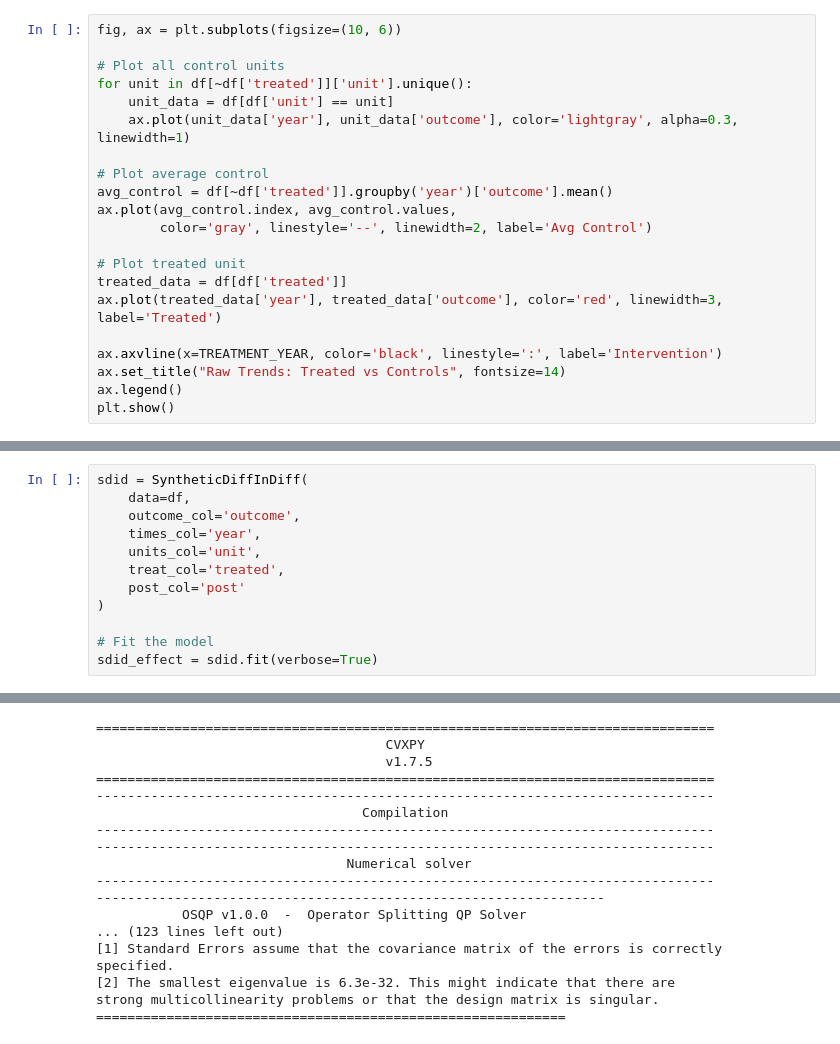
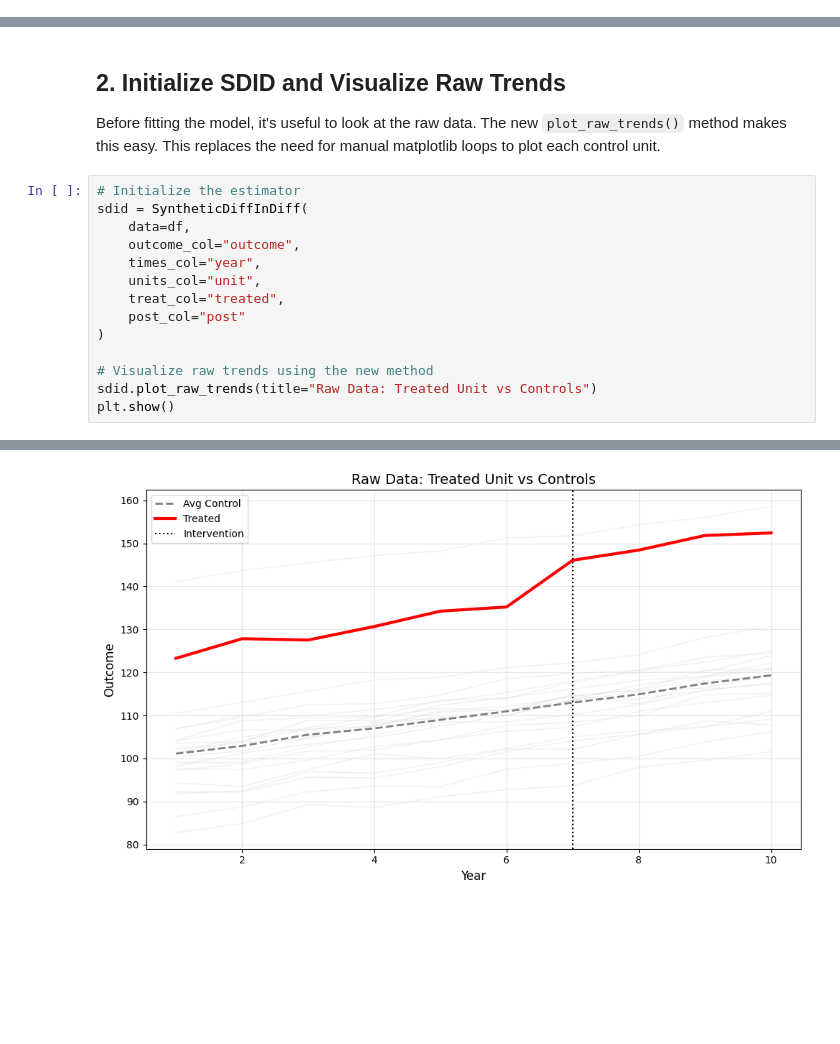
Before and after one commit to AluminumShark/Synthetic_Difference_in_Difference, a Jupyter notebook: examples/example.ipynb, the cells around one changed output, grey strips where cells are left out. Drawn from its saved outputs; the diff is of its cells as text; blank space fills up the shorter version.

```diff
--- a/examples/example.ipynb
+++ b/examples/example.ipynb
@@ -102,21 +19,0 @@ Notice the **red line** (Treated) is diverging from the **gray lines** (Controls
-# %%
-fig, ax = plt.subplots(figsize=(10, 6))
-
-# Plot all control units
-for unit in df[~df['treated']]['unit'].unique():
-    unit_data = df[df['unit'] == unit]
-    ax.plot(unit_data['year'], unit_data['outcome'], color='lightgray', alpha=0.3, linewidth=1)
-
-# Plot average control
-avg_control = df[~df['treated']].groupby('year')['outcome'].mean()
-ax.plot(avg_control.index, avg_control.values,
-        color='gray', linestyle='--', linewidth=2, label='Avg Control')
-
-# Plot treated unit
-treated_data = df[df['treated']]
-ax.plot(treated_data['year'], treated_data['outcome'], color='red', linewidth=3, label='Treated')
-
-ax.axvline(x=TREATMENT_YEAR, color='black', linestyle=':', label='Intervention')
-ax.set_title("Raw Trends: Treated vs Controls", fontsize=14)
-ax.legend()
-plt.show()
@@ -153,13 +79,19 @@ SDID fixes this by:
+# %% [markdown]
+## 2. Initialize SDID and Visualize Raw Trends
+
+Before fitting the model, it's useful to look at the raw data. The new `plot_raw_trends()` method makes this easy. This replaces the need for manual matplotlib loops to plot each control unit.
 # %%
+# Initialize the estimator
 sdid = SyntheticDiffInDiff(
     data=df,
-    outcome_col='outcome',
-    times_col='year',
-    units_col='unit',
-    treat_col='treated',
-    post_col='post'
+    outcome_col="outcome",
+    times_col="year",
+    units_col="unit",
+    treat_col="treated",
+    post_col="post"
 )
 
-# Fit the model
-sdid_effect = sdid.fit(verbose=True)
+# Visualize raw trends using the new method
+sdid.plot_raw_trends(title="Raw Data: Treated Unit vs Controls")
+plt.show()
 # %% [output]
@@ -183,17 +100 @@ INFO:sdid.core:SDID analysis complete!
-===============================================================================
-                                     CVXPY
-                                     v1.7.5
-===============================================================================
--------------------------------------------------------------------------------
-                                  Compilation
--------------------------------------------------------------------------------
--------------------------------------------------------------------------------
-                                Numerical solver
--------------------------------------------------------------------------------
------------------------------------------------------------------
-           OSQP v1.0.0  -  Operator Splitting QP Solver
-... (123 lines left out)
-[1] Standard Errors assume that the covariance matrix of the errors is correctly specified.
-[2] The smallest eigenvalue is 6.3e-32. This might indicate that there are
-strong multicollinearity problems or that the design matrix is singular.
-============================================================
+[figure, added]
```
Also changed, not shown: parts of 27 cells of this notebook.
